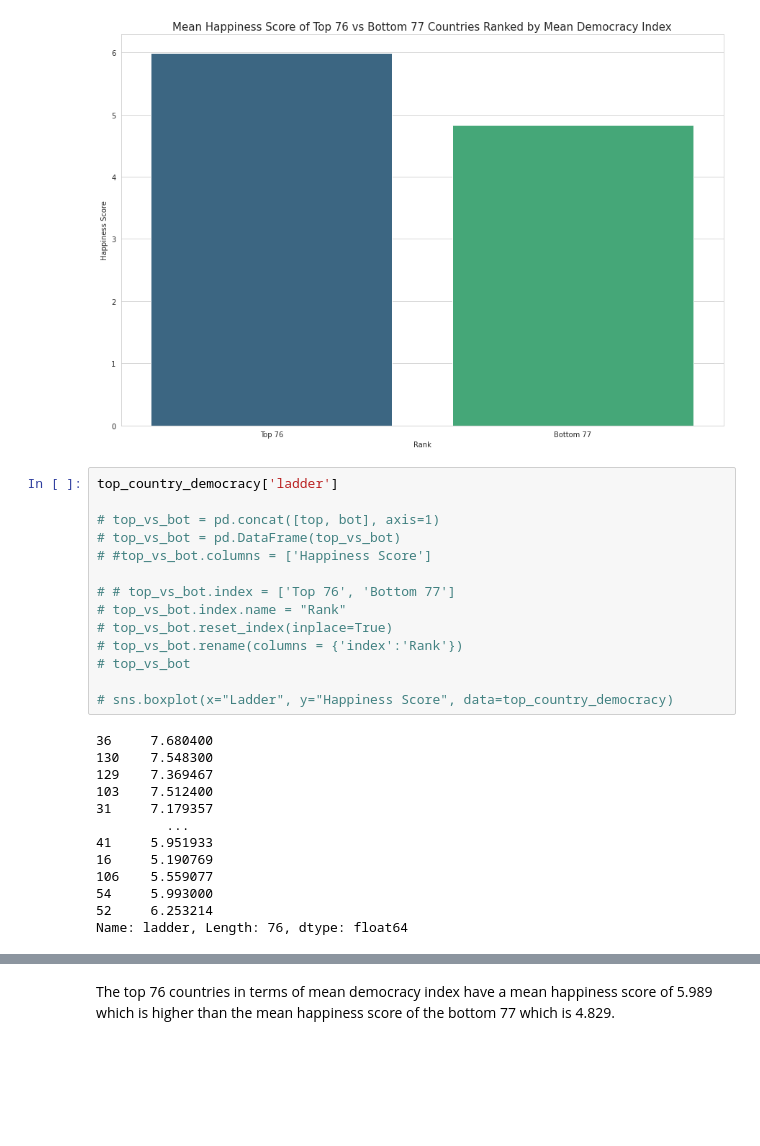
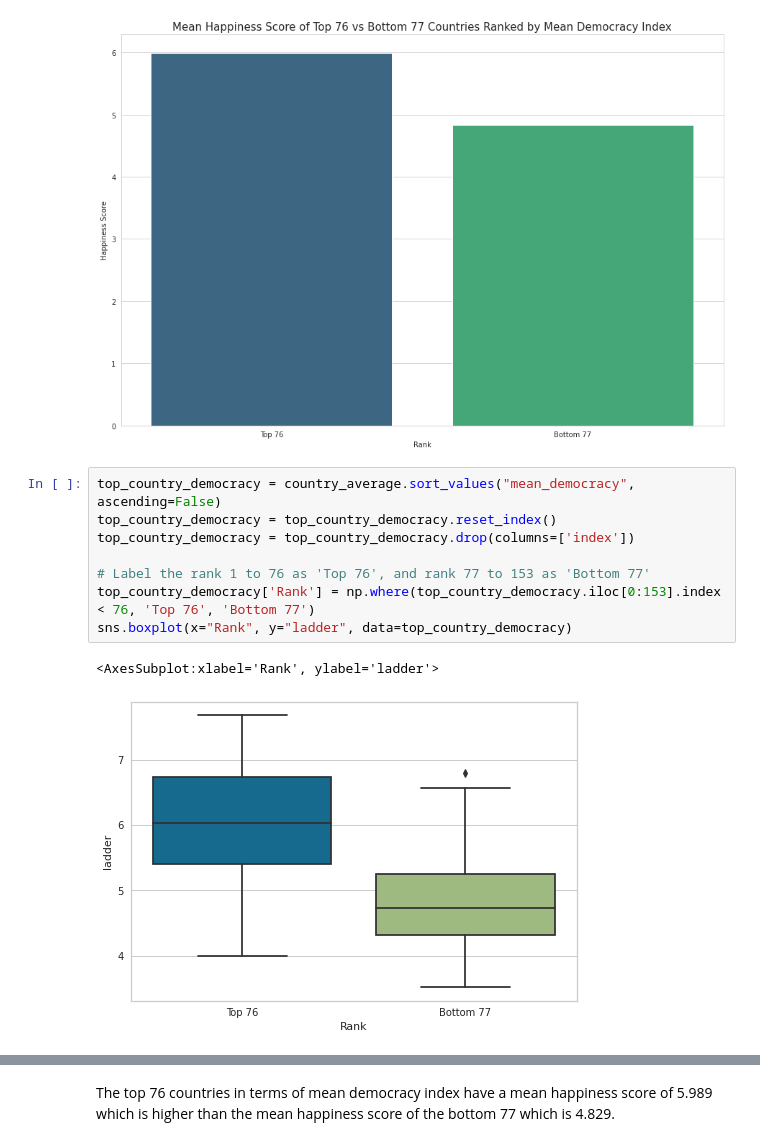
Before and after one commit to KenOafallasDLSU/DATASCI-Tableau-MCO2, a Jupyter notebook: ds_proj.ipynb, the cells around one changed output, grey strips where cells are left out. Drawn from its saved outputs; the diff is of its cells as text; blank space fills up the shorter version.

```diff
--- a/ds_proj.ipynb
+++ b/ds_proj.ipynb
@@ -1072,30 +1072,14 @@ top_vs_bot_plot.set_title('Mean Happiness Score of Top 76 vs Bottom 77 Countries
 # %% [output]
 Text(0.5, 1.0, 'Mean Happiness Score of Top 76 vs Bottom 77 Countries Ranked by Mean Democracy Index')
 [figure]
-# %%
-top_country_democracy['ladder']
-
-# top_vs_bot = pd.concat([top, bot], axis=1)
-# top_vs_bot = pd.DataFrame(top_vs_bot)
-# #top_vs_bot.columns = ['Happiness Score']
-
-# # top_vs_bot.index = ['Top 76', 'Bottom 77']
-# top_vs_bot.index.name = "Rank"
-# top_vs_bot.reset_index(inplace=True)
-# top_vs_bot.rename(columns = {'index':'Rank'})
-# top_vs_bot
-
-# sns.boxplot(x="Ladder", y="Happiness Score", data=top_country_democracy)
-# %% [output]
-36     7.680400
-130    7.548300
-129    7.369467
-103    7.512400
-31     7.179357
-         ...
-41     5.951933
-16     5.190769
-106    5.559077
-54     5.993000
-52     6.253214
-Name: ladder, Length: 76, dtype: float64
+# %%
+top_country_democracy = country_average.sort_values("mean_democracy", ascending=False)
+top_country_democracy = top_country_democracy.reset_index()
+top_country_democracy = top_country_democracy.drop(columns=['index'])
+
+# Label the rank 1 to 76 as 'Top 76', and rank 77 to 153 as 'Bottom 77'
+top_country_democracy['Rank'] = np.where(top_country_democracy.iloc[0:153].index < 76, 'Top 76', 'Bottom 77')
+sns.boxplot(x="Rank", y="ladder", data=top_country_democracy)
+# %% [output]
+<AxesSubplot:xlabel='Rank', ylabel='ladder'>
+[figure, added]
```
Also changed, not shown: parts of 2 cells of this notebook, 2 other files.
